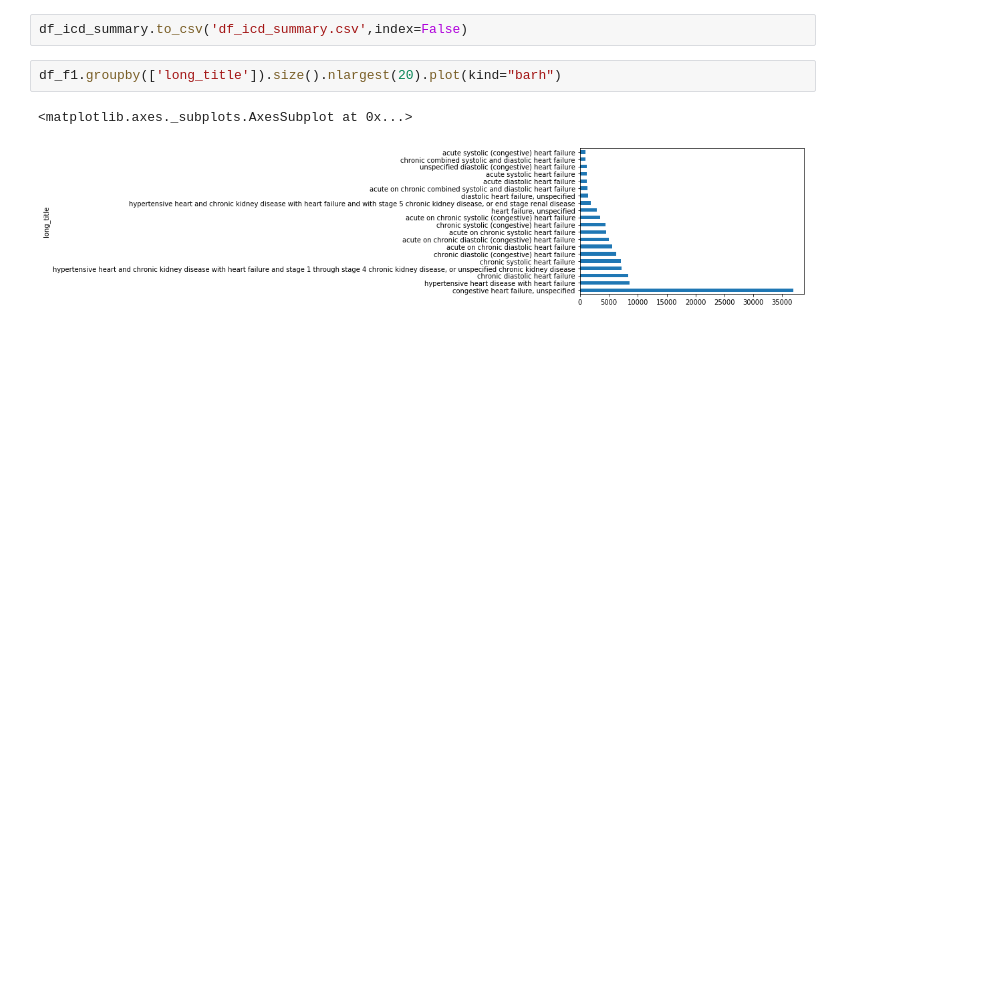
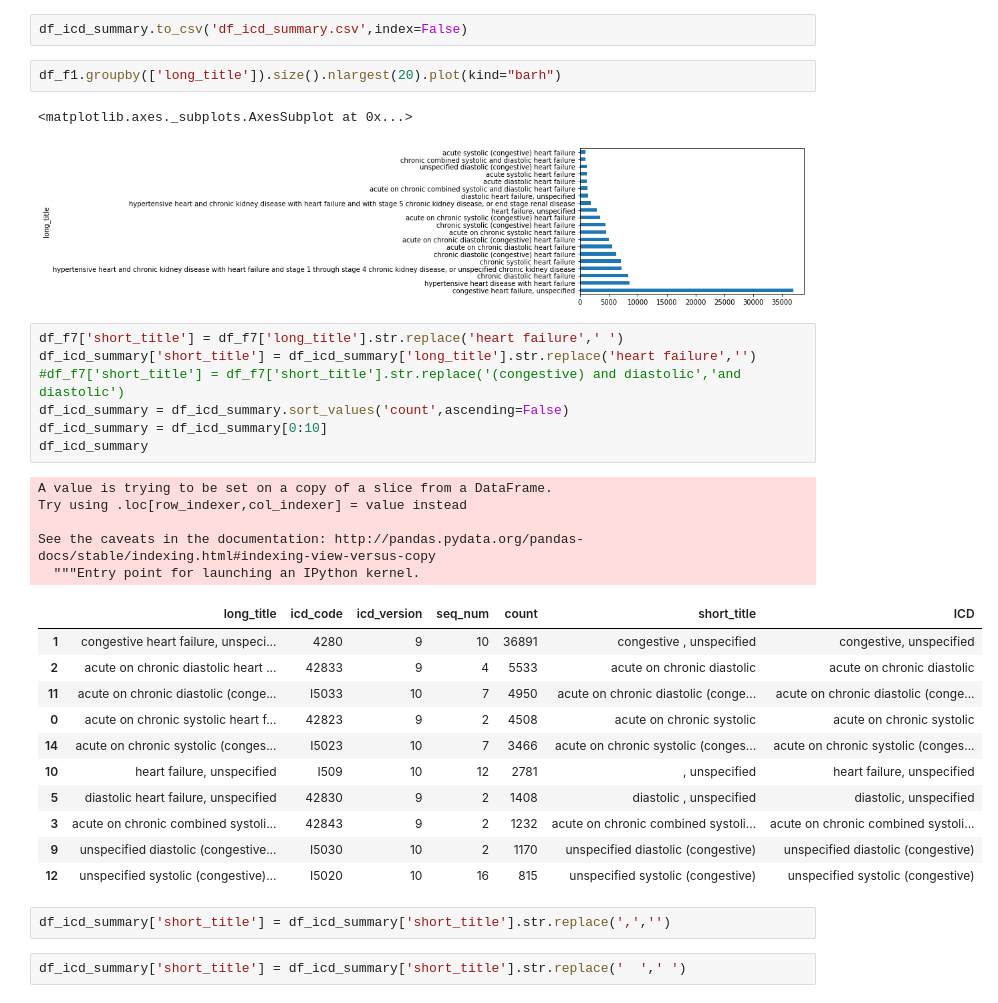
Before and after one commit to RayRuizhiLiao/ml4h_chf_readmissions, a Jupyter notebook: phase1_teamA/cohort_icd.ipynb, the cells around one changed output. Cells and saved outputs as stored; diff of their text form; blank space fills up the shorter version.

```diff
--- a/phase1_teamA/cohort_icd.ipynb
+++ b/phase1_teamA/cohort_icd.ipynb
@@ -214,3 +214,31 @@ df_f1.groupby(['long_title']).size().nlargest(20).plot(kind="barh")
 # %% [output]
 <matplotlib.axes._subplots.AxesSubplot at 0x...>
 [figure]
+# %%
+df_f7['short_title'] = df_f7['long_title'].str.replace('heart failure',' ')
+df_icd_summary['short_title'] = df_icd_summary['long_title'].str.replace('heart failure','')
+#df_f7['short_title'] = df_f7['short_title'].str.replace('(congestive) and diastolic','and diastolic')
+df_icd_summary = df_icd_summary.sort_values('count',ascending=False)
+df_icd_summary = df_icd_summary[0:10]
+df_icd_summary
+# %% [output]
+A value is trying to be set on a copy of a slice from a DataFrame.
+Try using .loc[row_indexer,col_indexer] = value instead
+
+See the caveats in the documentation: http://pandas.pydata.org/pandas-docs/stable/indexing.html#indexing-view-versus-copy
+  """Entry point for launching an IPython kernel.
+|  | long_title | icd_code | icd_version | seq_num | count | short_title | ICD |
+| 1 | congestive heart failure, unspeci... | 4280 | 9 | 10 | 36891 | congestive , unspecified | congestive, unspecified |
+| 2 | acute on chronic diastolic heart ... | 42833 | 9 | 4 | 5533 | acute on chronic diastolic | acute on chronic diastolic |
+| 11 | acute on chronic diastolic (conge... | I5033 | 10 | 7 | 4950 | acute on chronic diastolic (conge... | acute on chronic diastolic (conge... |
+| 0 | acute on chronic systolic heart f... | 42823 | 9 | 2 | 4508 | acute on chronic systolic | acute on chronic systolic |
+| 14 | acute on chronic systolic (conges... | I5023 | 10 | 7 | 3466 | acute on chronic systolic (conges... | acute on chronic systolic (conges... |
+| 10 | heart failure, unspecified | I509 | 10 | 12 | 2781 | , unspecified | heart failure, unspecified |
+| 5 | diastolic heart failure, unspecified | 42830 | 9 | 2 | 1408 | diastolic , unspecified | diastolic, unspecified |
+| 3 | acute on chronic combined systoli... | 42843 | 9 | 2 | 1232 | acute on chronic combined systoli... | acute on chronic combined systoli... |
+| 9 | unspecified diastolic (congestive... | I5030 | 10 | 2 | 1170 | unspecified diastolic (congestive) | unspecified diastolic (congestive) |
+| 12 | unspecified systolic (congestive)... | I5020 | 10 | 16 | 815 | unspecified systolic (congestive) | unspecified systolic (congestive) |
+# %%
+df_icd_summary['short_title'] = df_icd_summary['short_title'].str.replace(',','')
+# %%
+df_icd_summary['short_title'] = df_icd_summary['short_title'].str.replace('  ',' ')
```
Also changed, not shown: parts of 10 cells of this notebook, 1 other file.
